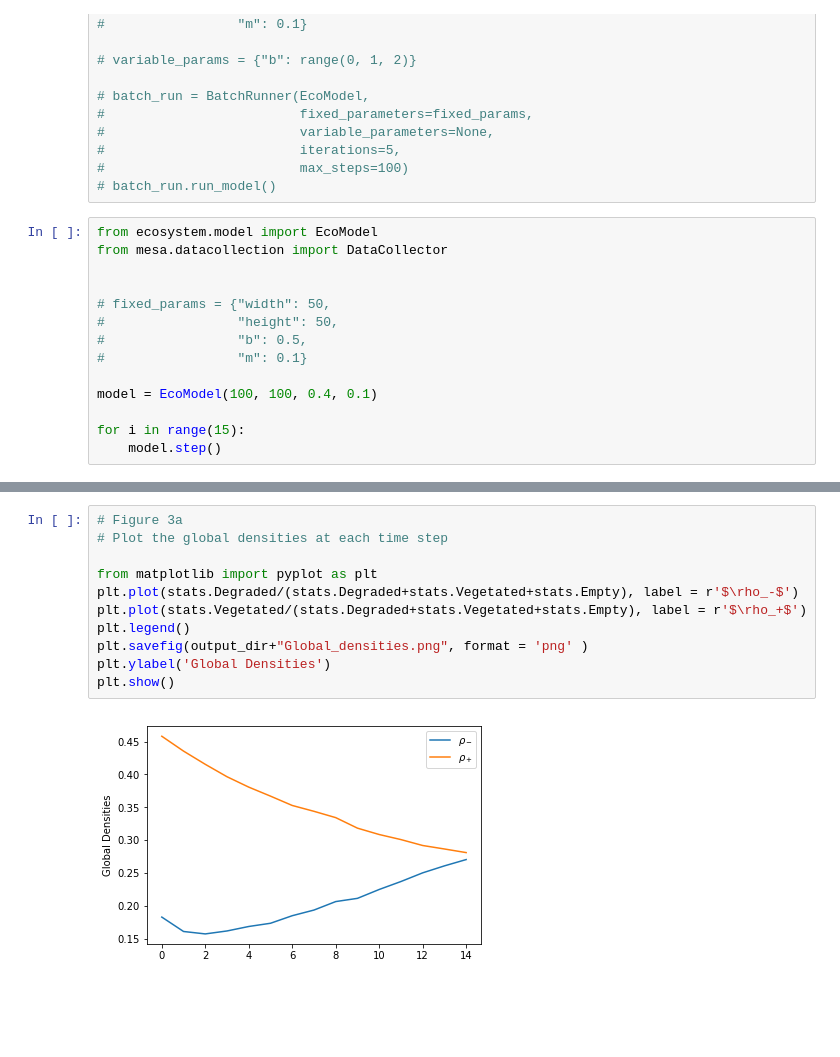
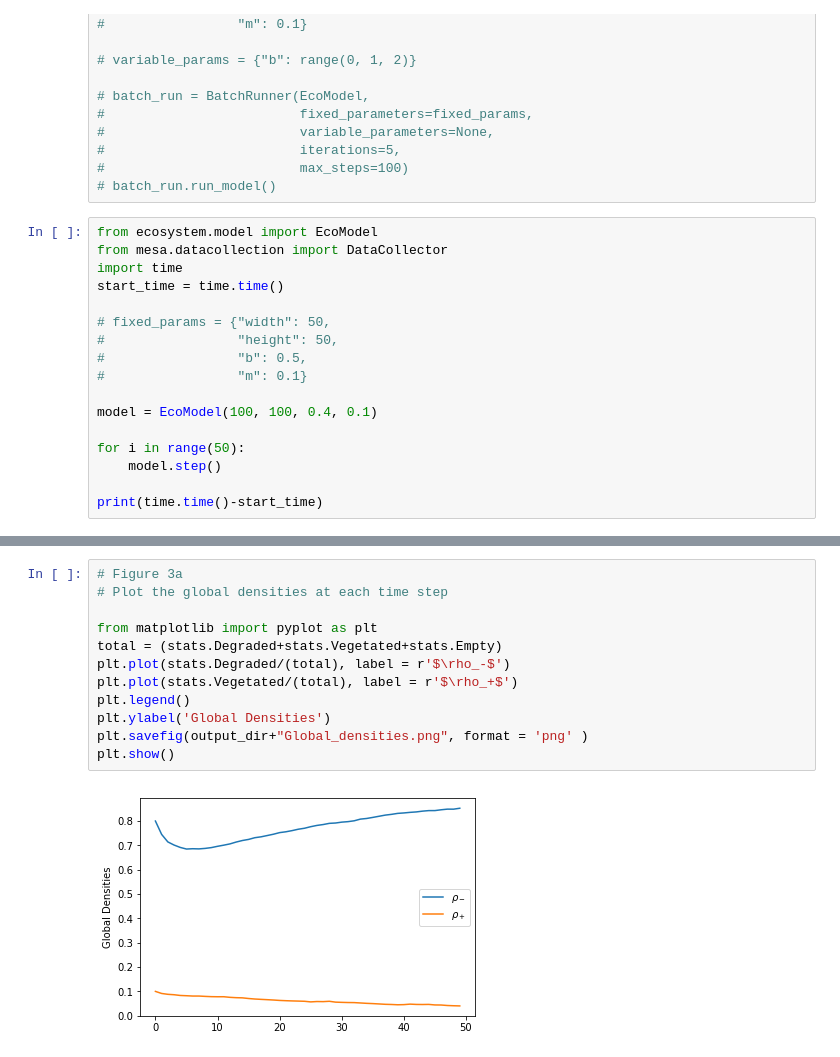
Before and after one commit to intramuros/abm, a Jupyter notebook: Gather and plot.ipynb, the cells around one changed output, grey strips where cells are left out. Drawn from its saved outputs; the diff is of its cells as text; blank space fills up the shorter version.

```diff
--- a/Gather and plot.ipynb
+++ b/Gather and plot.ipynb
@@ -21,7 +21,8 @@ from ecosystem.model import EcoModel
 # %%
 from ecosystem.model import EcoModel
 from mesa.datacollection import DataCollector
-
+import time
+start_time = time.time()
 
 # fixed_params = {"width": 50,
 #                 "height": 50,
@@ -30,6 +31,8 @@ from mesa.datacollection import DataCollector
 
 model = EcoModel(100, 100, 0.4, 0.1)
 
-for i in range(15):
+for i in range(50):
     model.step()
+
+print(time.time()-start_time)
 # %% [output]
@@ -73,16 +77,17 @@ stats
 # %%
 # Figure 3a
 # Plot the global densities at each time step
 
 from matplotlib import pyplot as plt
-plt.plot(stats.Degraded/(stats.Degraded+stats.Vegetated+stats.Empty), label = r'$\rho_-$')
-plt.plot(stats.Vegetated/(stats.Degraded+stats.Vegetated+stats.Empty), label = r'$\rho_+$')
+total = (stats.Degraded+stats.Vegetated+stats.Empty)
+plt.plot(stats.Degraded/(total), label = r'$\rho_-$')
+plt.plot(stats.Vegetated/(total), label = r'$\rho_+$')
 plt.legend()
+plt.ylabel('Global Densities')
 plt.savefig(output_dir+"Global_densities.png", format = 'png' )
-plt.ylabel('Global Densities')
 plt.show()
 # %% [output]
-[figure, old version]
+[figure, new version]
 # %%
 # Plot local densities
 # q+|+ number of vegetated neighbours of vegetates sites
```
Also changed, not shown: parts of 4 cells of this notebook, 2 other files.
